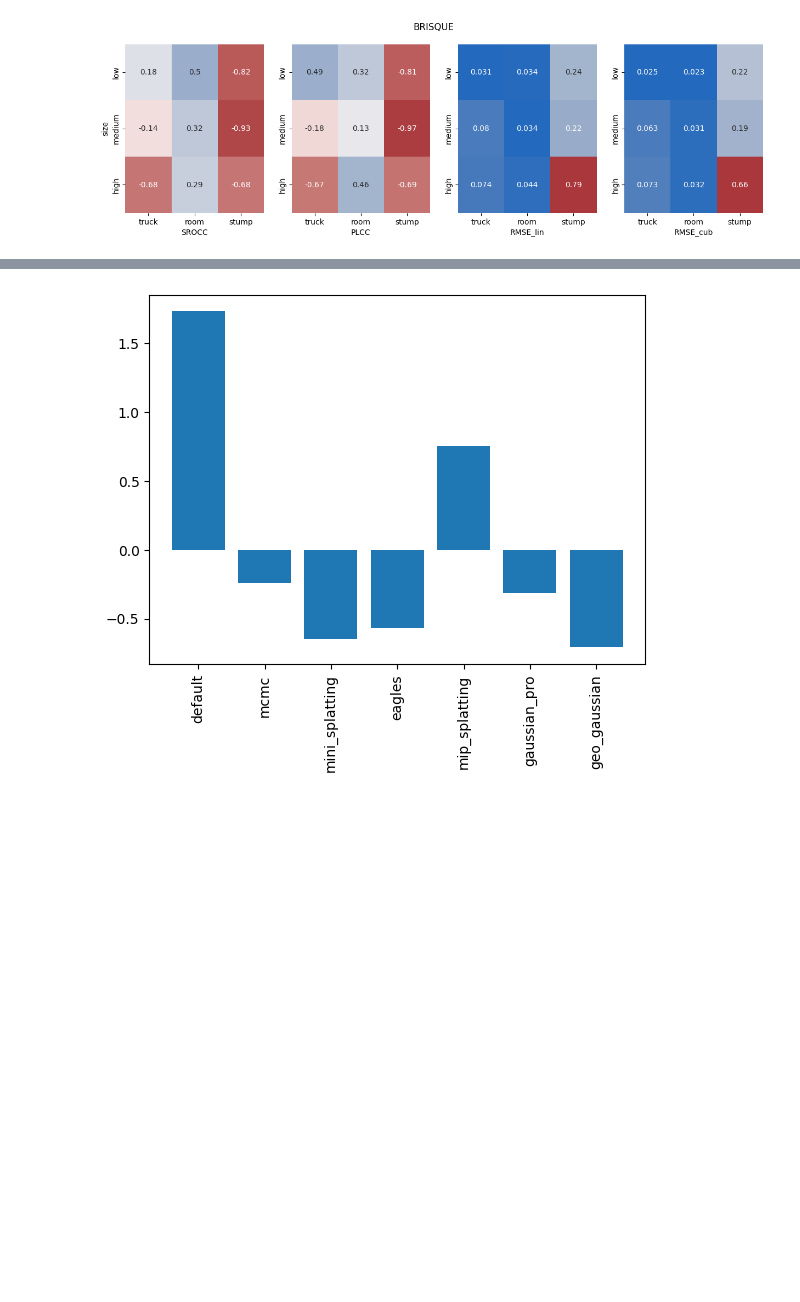
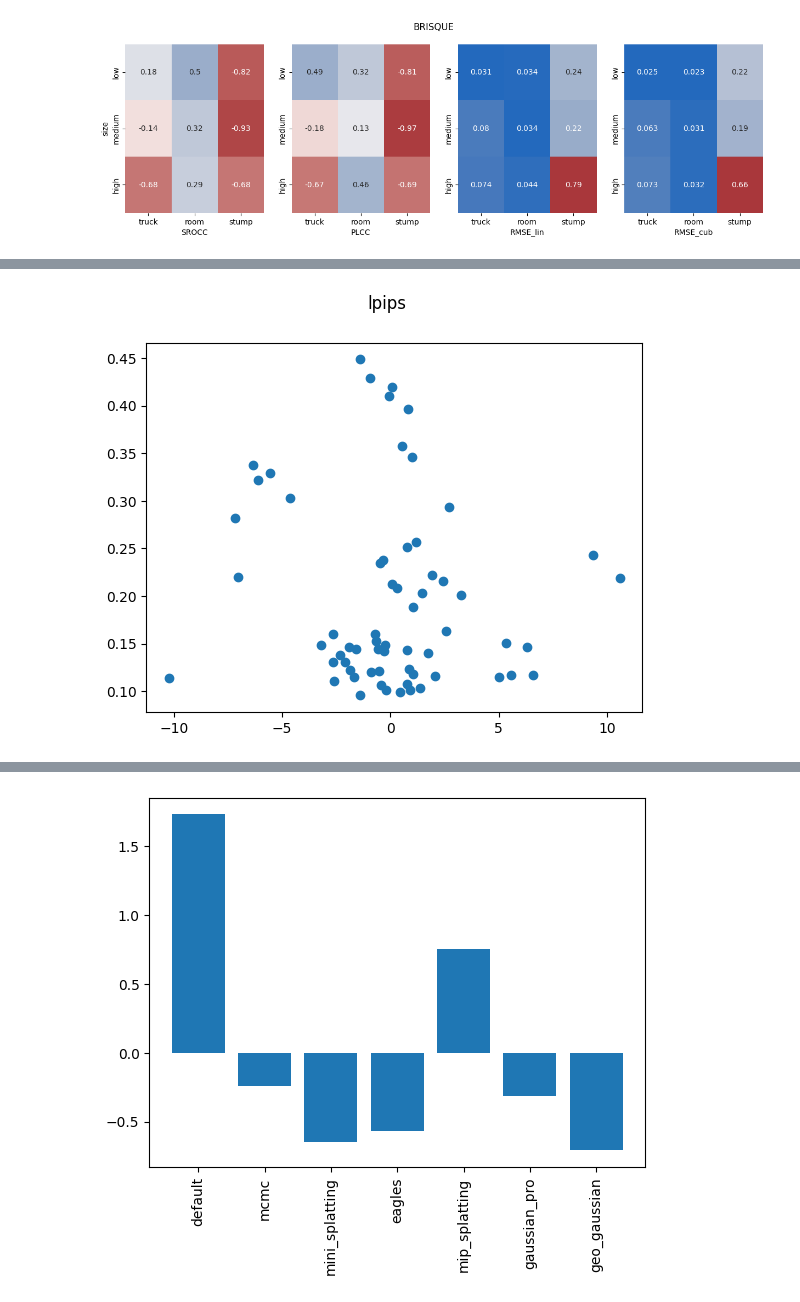
Before and after one commit to PaulErpen/final-data-analysis, a Jupyter notebook: joint-data-analysis.ipynb, the cells around one changed output, grey strips where cells are left out. Cells and saved outputs as stored; diff of their text form; code cells hidden in the pictures; blank space fills up the shorter version.

```diff
--- a/joint-data-analysis.ipynb
+++ b/joint-data-analysis.ipynb
@@ -231,0 +313,4 @@ plot_heatmap_for_metrics(df_brisque, "BRISQUE")
+# %%
+plot_quality_metric_against_jod("lpips")
+# %% [output]
+[figure, added]
```
Also changed, not shown: parts of 17 cells of this notebook.
